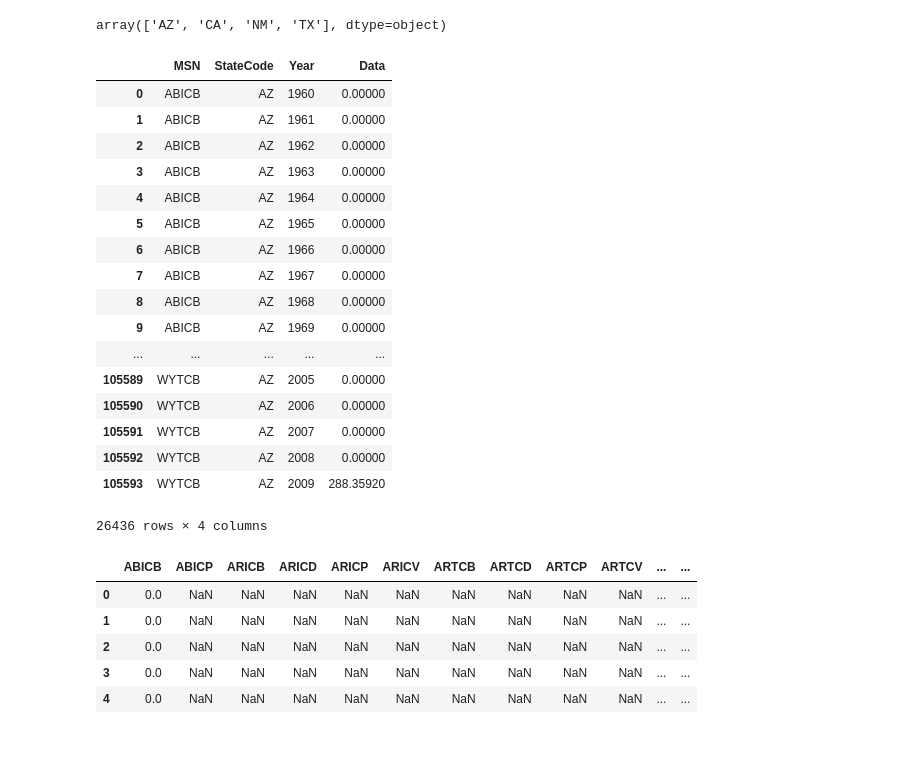
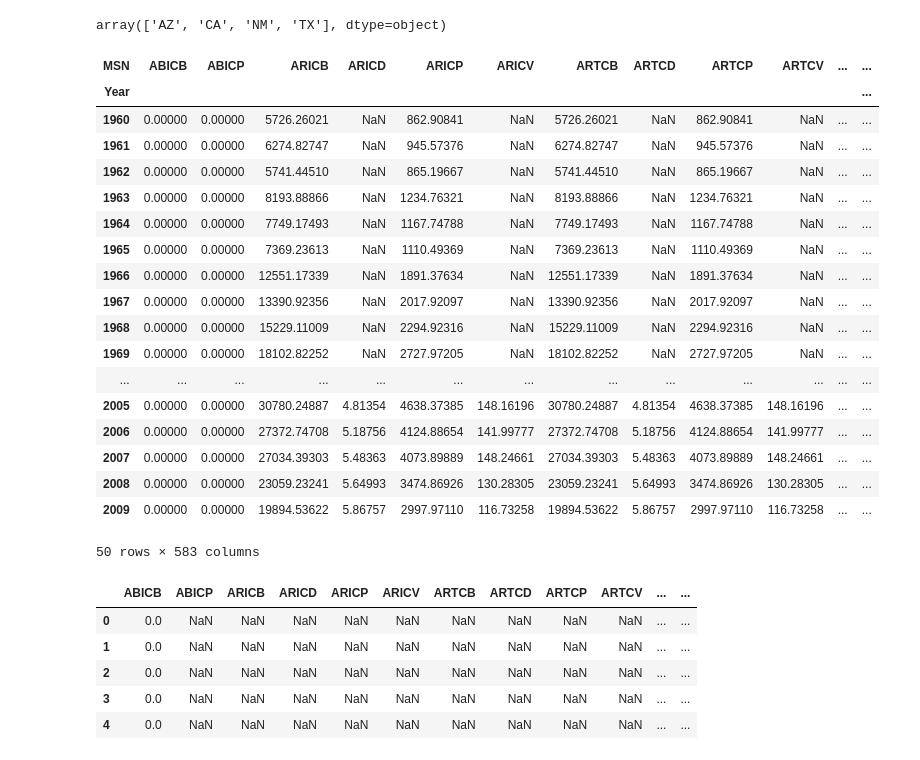
Before and after one commit to charmoniumQ/MCM-2018, a Jupyter notebook: MCM-Data-Analysis.ipynb, the cells around one changed output. Saved outputs shown, nothing was run; the diff lists cells and outputs as text; code cells hidden in the pictures.

```diff
--- a/MCM-Data-Analysis.ipynb
+++ b/MCM-Data-Analysis.ipynb
@@ -91,27 +50,33 @@ AZ_data = energy_data[energy_data['StateCode'] == 'AZ']
 CA_data = energy_data[energy_data['StateCode'] == 'CA']
 NM_data = energy_data[energy_data['StateCode'] == 'NM']
 TX_data = energy_data[energy_data['StateCode'] == 'TX']
-# %%
-AZ_data
-# %% [output]
-|  | MSN | StateCode | Year | Data |
-| 0 | ABICB | AZ | 1960 | 0.00000 |
-| 1 | ABICB | AZ | 1961 | 0.00000 |
-| 2 | ABICB | AZ | 1962 | 0.00000 |
-| 3 | ABICB | AZ | 1963 | 0.00000 |
-| 4 | ABICB | AZ | 1964 | 0.00000 |
-| 5 | ABICB | AZ | 1965 | 0.00000 |
-| 6 | ABICB | AZ | 1966 | 0.00000 |
-| 7 | ABICB | AZ | 1967 | 0.00000 |
-| 8 | ABICB | AZ | 1968 | 0.00000 |
-| 9 | ABICB | AZ | 1969 | 0.00000 |
-| ... | ... | ... | ... | ... |
-| 105589 | WYTCB | AZ | 2005 | 0.00000 |
-| 105590 | WYTCB | AZ | 2006 | 0.00000 |
-| 105591 | WYTCB | AZ | 2007 | 0.00000 |
-| 105592 | WYTCB | AZ | 2008 | 0.00000 |
-| 105593 | WYTCB | AZ | 2009 | 288.35920 |
-26436 rows × 4 columns
+# %%
+data = {}
+data['AZ'] = AZ_data.pivot(index='Year', columns='MSN', values='Data')
+data['TX'] = TX_data.pivot(index='Year', columns='MSN', values='Data')
+data['CA'] = CA_data.pivot(index='Year', columns='MSN', values='Data')
+data['NM'] = NM_data.pivot(index='Year', columns='MSN', values='Data')
+data['AZ']
+# %% [output]
+| MSN | ABICB | ABICP | ARICB | ARICD | ARICP | ARICV | ARTCB | ARTCD | ARTCP | ARTCV | ... | ... |
+| Year |  |  |  |  |  |  |  |  |  |  |  | ... |
+| 1960 | 0.00000 | 0.00000 | 5726.26021 | NaN | 862.90841 | NaN | 5726.26021 | NaN | 862.90841 | NaN | ... | ... |
+| 1961 | 0.00000 | 0.00000 | 6274.82747 | NaN | 945.57376 | NaN | 6274.82747 | NaN | 945.57376 | NaN | ... | ... |
+| 1962 | 0.00000 | 0.00000 | 5741.44510 | NaN | 865.19667 | NaN | 5741.44510 | NaN | 865.19667 | NaN | ... | ... |
+| 1963 | 0.00000 | 0.00000 | 8193.88866 | NaN | 1234.76321 | NaN | 8193.88866 | NaN | 1234.76321 | NaN | ... | ... |
+| 1964 | 0.00000 | 0.00000 | 7749.17493 | NaN | 1167.74788 | NaN | 7749.17493 | NaN | 1167.74788 | NaN | ... | ... |
+| 1965 | 0.00000 | 0.00000 | 7369.23613 | NaN | 1110.49369 | NaN | 7369.23613 | NaN | 1110.49369 | NaN | ... | ... |
+| 1966 | 0.00000 | 0.00000 | 12551.17339 | NaN | 1891.37634 | NaN | 12551.17339 | NaN | 1891.37634 | NaN | ... | ... |
+| 1967 | 0.00000 | 0.00000 | 13390.92356 | NaN | 2017.92097 | NaN | 13390.92356 | NaN | 2017.92097 | NaN | ... | ... |
+| 1968 | 0.00000 | 0.00000 | 15229.11009 | NaN | 2294.92316 | NaN | 15229.11009 | NaN | 2294.92316 | NaN | ... | ... |
+| 1969 | 0.00000 | 0.00000 | 18102.82252 | NaN | 2727.97205 | NaN | 18102.82252 | NaN | 2727.97205 | NaN | ... | ... |
+| ... | ... | ... | ... | ... | ... | ... | ... | ... | ... | ... | ... | ... |
+| 2005 | 0.00000 | 0.00000 | 30780.24887 | 4.81354 | 4638.37385 | 148.16196 | 30780.24887 | 4.81354 | 4638.37385 | 148.16196 | ... | ... |
+| 2006 | 0.00000 | 0.00000 | 27372.74708 | 5.18756 | 4124.88654 | 141.99777 | 27372.74708 | 5.18756 | 4124.88654 | 141.99777 | ... | ... |
+| 2007 | 0.00000 | 0.00000 | 27034.39303 | 5.48363 | 4073.89889 | 148.24661 | 27034.39303 | 5.48363 | 4073.89889 | 148.24661 | ... | ... |
+| 2008 | 0.00000 | 0.00000 | 23059.23241 | 5.64993 | 3474.86926 | 130.28305 | 23059.23241 | 5.64993 | 3474.86926 | 130.28305 | ... | ... |
+| 2009 | 0.00000 | 0.00000 | 19894.53622 | 5.86757 | 2997.97110 | 116.73258 | 19894.53622 | 5.86757 | 2997.97110 | 116.73258 | ... | ... |
+50 rows × 583 columns
 # %%
 AZ_data_reformatted = pd.DataFrame(columns = variable_columns)
 CA_data_reformatted = pd.DataFrame(columns = variable_columns)
```
Also changed, not shown: parts of 4 cells of this notebook.
